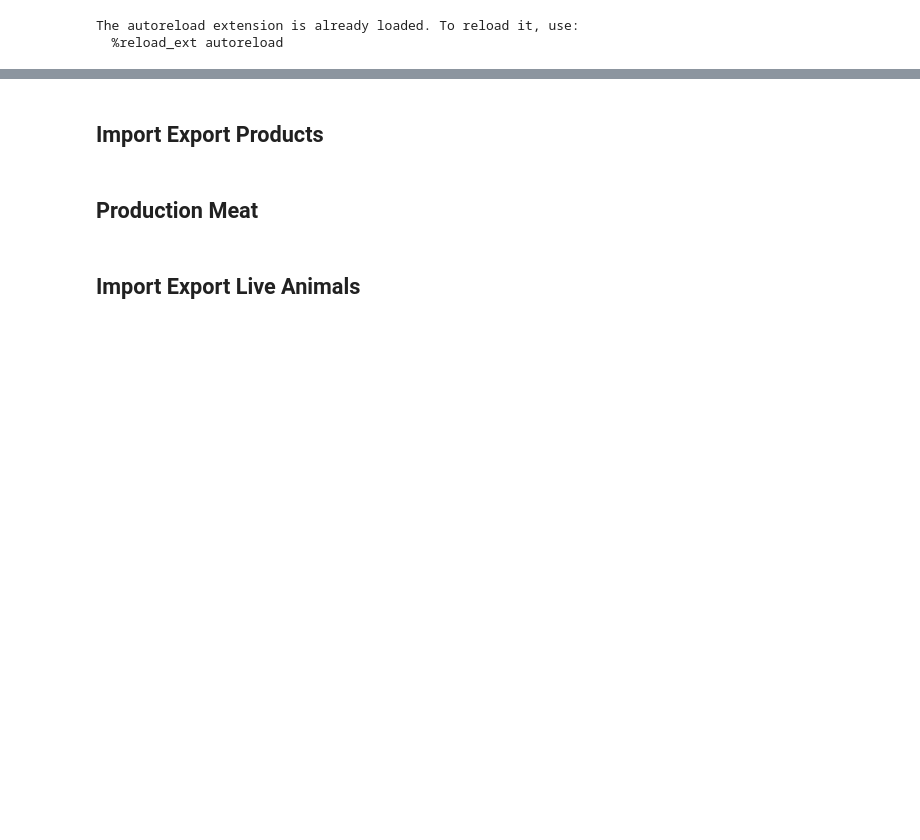
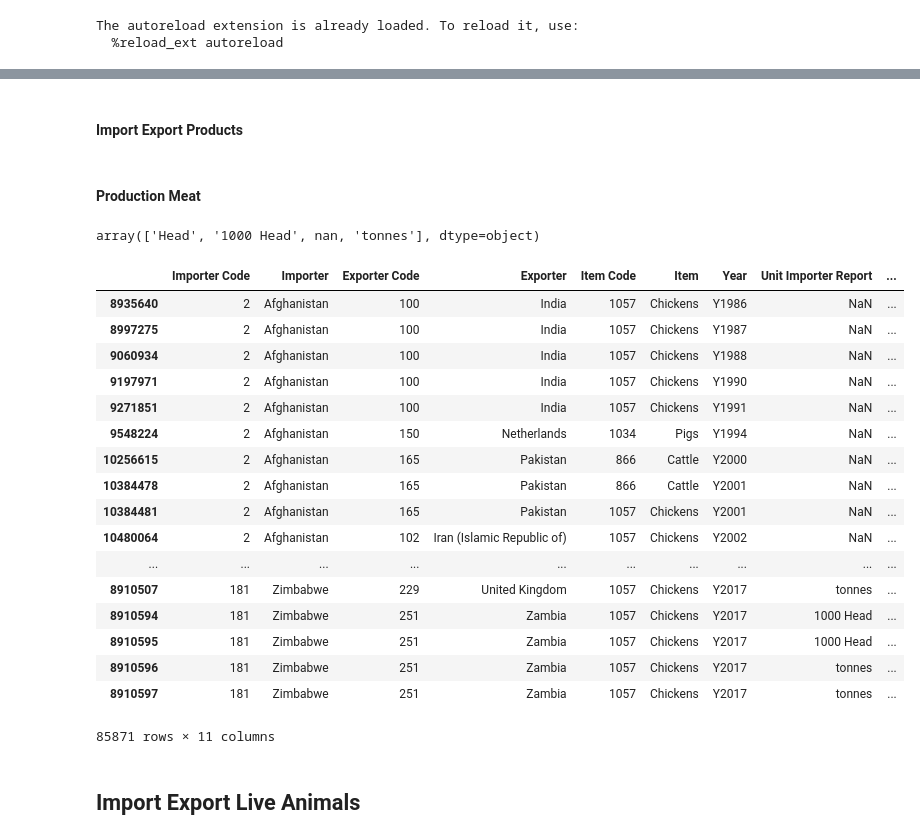
Before and after one commit to OthmanSefraoui/Data_story, a Jupyter notebook: consumption.ipynb, the cells around one changed output, grey strips where cells are left out. Cells and saved outputs as stored; diff of their text form; code cells hidden in the pictures; blank space fills up the shorter version.

```diff
--- a/consumption.ipynb
+++ b/consumption.ipynb
@@ -32,0 +93,6 @@ with open("trade_matrix_live_animals.pkl", 'rb') as f:
+# %%
+df_index = trade_matrix_live_animals.set_index(["Year","Item","Importer","Exporter"])
+df_index["Unit"] = np.nan
+df_index["Value"] = np.nan
+df_index = df_index[["Unit", "Value"]].drop_duplicates()
+df_index
@@ -32,0 +132,2 @@ with open("trade_matrix_live_animals.pkl", 'rb') as f:
+# %%
+trade_matrix_live_animals.set_index(by=["Year","Item","Importer","Exporter"]).count()
@@ -46,7 +167,7 @@ def keep_non_redundant_info(trade_matrix,priority_reporter):
         trade_matrix["Quantity"].fillna(trade_matrix["Quantity Importer Report"],inplace=True)
     trade_matrix.drop(columns=["Unit Importer Report","Quantity Importer Report","Unit Exporter Report","Quantity Exporter Report"],inplace=True)
 # %% [markdown]
-## Import Export Products
+#### Import Export Products
 # %%
 keep_non_redundant_info(trade_matrix,"importer")
 # %%
@@ -56,2 +187,29 @@ total_export = detail_import.groupby(by=["Item Group","Year","Exporter"]).sum()
 # %% [markdown]
-## Production Meat
+#### Production Meat
+# %%
+trade_matrix_live_animals["Unit Importer Report"].unique()
+
+trade_matrix_live_animals["Unit Exporter Report"].unique()
+# %% [output]
+array(['Head', '1000 Head', nan, 'tonnes'], dtype=object)
+# %%
+trade_matrix_live_animals.sort_values(by=["Importer","Year","Exporter","Item"])
+# %% [output]
+|  | Importer Code | Importer | Exporter Code | Exporter | Item Code | Item | Year | Unit Importer Report | ... |
+| 8935640 | 2 | Afghanistan | 100 | India | 1057 | Chickens | Y1986 | NaN | ... |
+| 8997275 | 2 | Afghanistan | 100 | India | 1057 | Chickens | Y1987 | NaN | ... |
+| 9060934 | 2 | Afghanistan | 100 | India | 1057 | Chickens | Y1988 | NaN | ... |
+| 9197971 | 2 | Afghanistan | 100 | India | 1057 | Chickens | Y1990 | NaN | ... |
+| 9271851 | 2 | Afghanistan | 100 | India | 1057 | Chickens | Y1991 | NaN | ... |
+| 9548224 | 2 | Afghanistan | 150 | Netherlands | 1034 | Pigs | Y1994 | NaN | ... |
+| 10256615 | 2 | Afghanistan | 165 | Pakistan | 866 | Cattle | Y2000 | NaN | ... |
+| 10384478 | 2 | Afghanistan | 165 | Pakistan | 866 | Cattle | Y2001 | NaN | ... |
+| 10384481 | 2 | Afghanistan | 165 | Pakistan | 1057 | Chickens | Y2001 | NaN | ... |
+| 10480064 | 2 | Afghanistan | 102 | Iran (Islamic Republic of) | 1057 | Chickens | Y2002 | NaN | ... |
+| ... | ... | ... | ... | ... | ... | ... | ... | ... | ... |
+| 8910507 | 181 | Zimbabwe | 229 | United Kingdom | 1057 | Chickens | Y2017 | tonnes | ... |
+| 8910594 | 181 | Zimbabwe | 251 | Zambia | 1057 | Chickens | Y2017 | 1000 Head | ... |
+| 8910595 | 181 | Zimbabwe | 251 | Zambia | 1057 | Chickens | Y2017 | 1000 Head | ... |
+| 8910596 | 181 | Zimbabwe | 251 | Zambia | 1057 | Chickens | Y2017 | tonnes | ... |
+| 8910597 | 181 | Zimbabwe | 251 | Zambia | 1057 | Chickens | Y2017 | tonnes | ... |
+85871 rows × 11 columns
```
Also changed, not shown: parts of 30 cells of this notebook.
